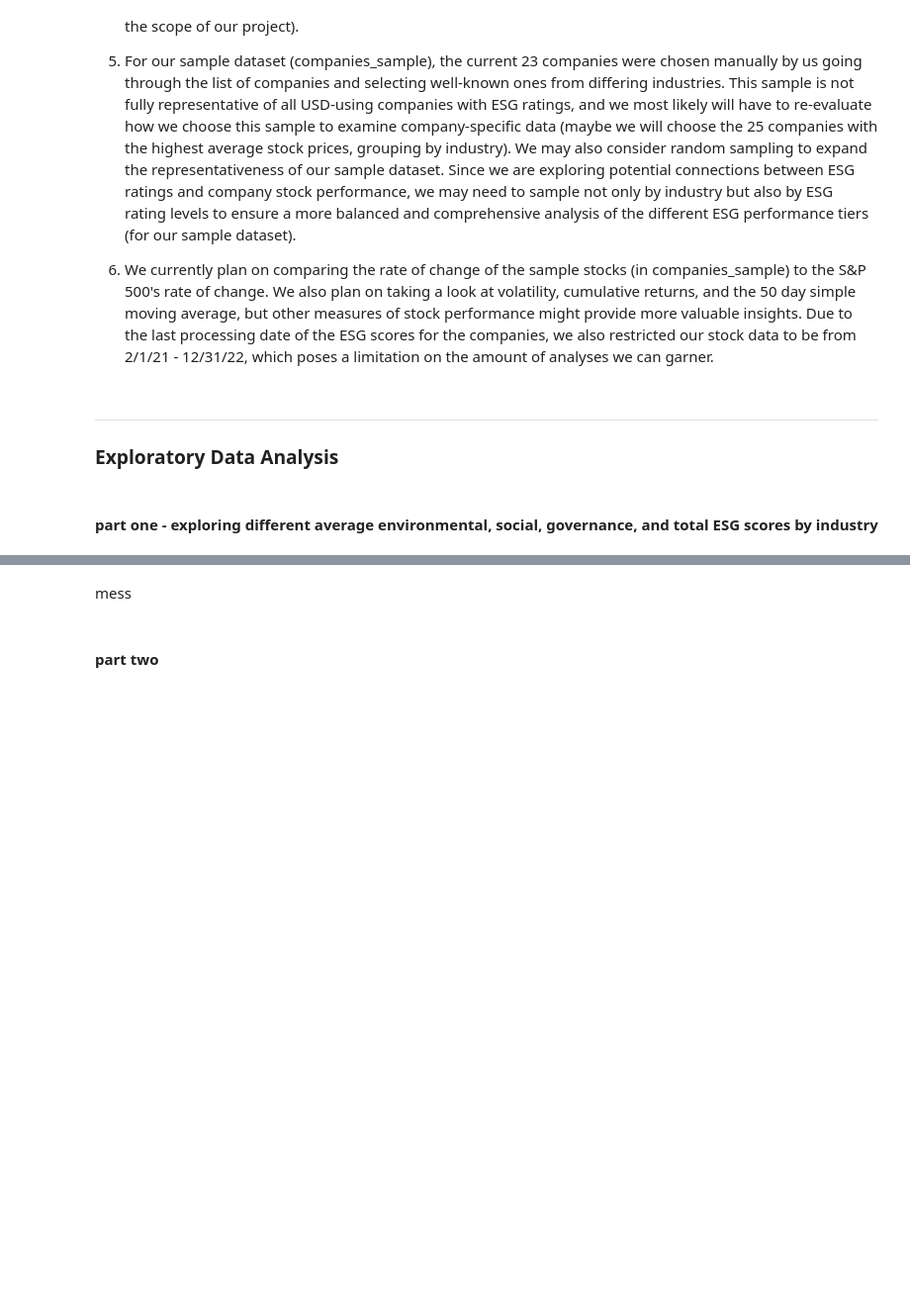
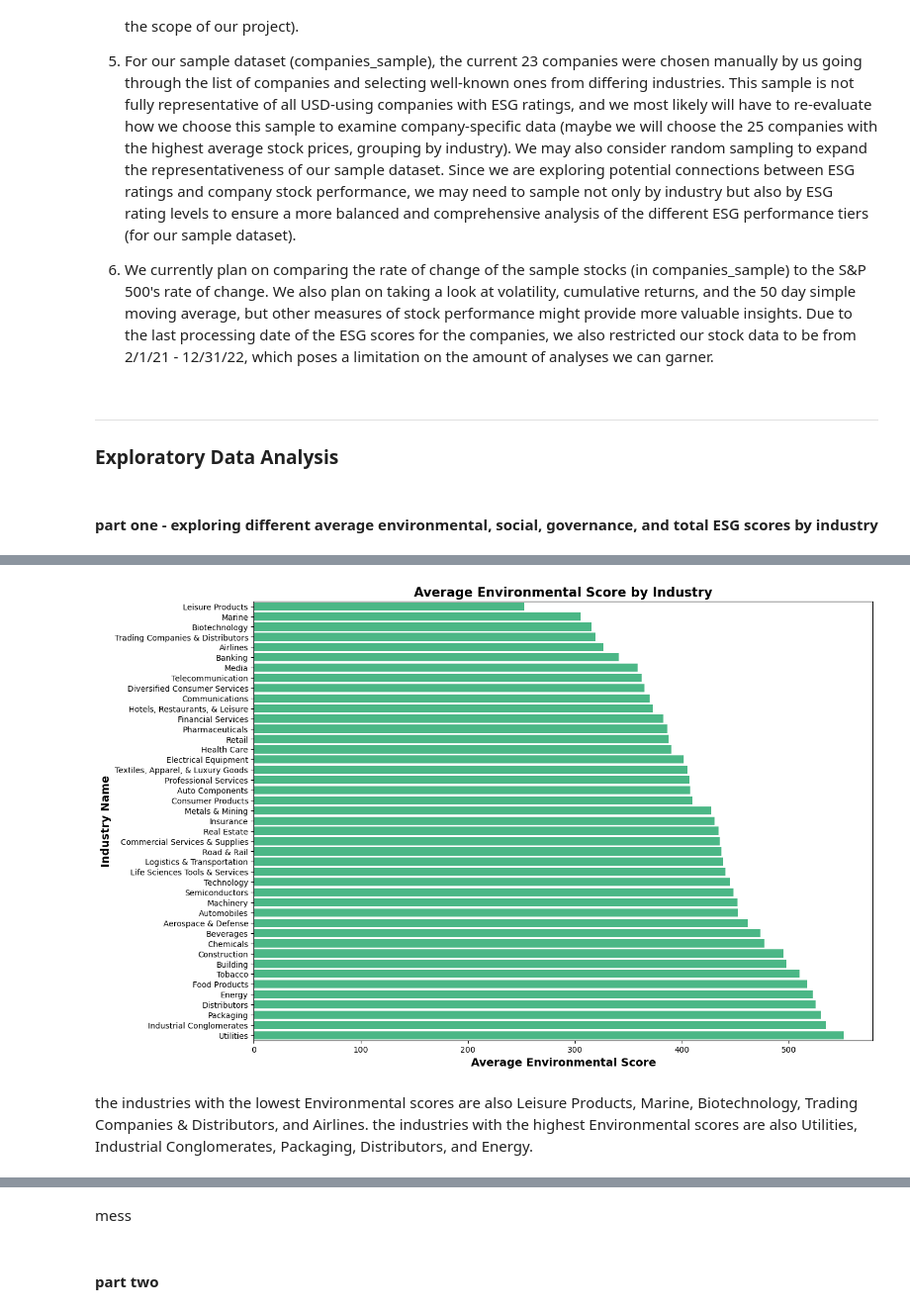
Before and after one commit to anushabishayee/info2950_finalproject, a Jupyter notebook: Phase2..ipynb, the cells around one changed output, grey strips where cells are left out. Shown at 99% size. Drawn from its saved outputs; the diff is of its cells as text; code cells hidden in the pictures; blank space fills up the shorter version.

```diff
--- a/Phase2..ipynb
+++ b/Phase2..ipynb
@@ -62,0 +65,16 @@ Name: last_processing_date, dtype: object
+# %%
+esg['industry'] = esg['industry'].replace('Energy ', 'Energy')
+esg['industry'] = esg['industry'].replace('Hotels, Restaurants & Leisure', 'Hotels, Restaurants, & Leisure')
+esg['industry'] = esg['industry'].replace('Hotels Restaurants and Leisure', 'Hotels, Restaurants, & Leisure')
+esg['industry'] = esg['industry'].replace('Consumer products', 'Consumer Products')
+esg['industry'] = esg['industry'].replace('Logistics and Transportation', 'Logistics & Transportation')
+esg['industry'] = esg['industry'].replace('Life Sciences Tools and Services', 'Life Sciences Tools & Services')
+esg['industry'] = esg['industry'].replace('Commercial Services and Supplies', 'Commercial Services & Supplies')
+esg['industry'] = esg['industry'].replace('Road and Rail', 'Road & Rail')
+esg['industry'] = esg['industry'].replace('Metals and Mining', 'Metals & Mining')
+esg['industry'] = esg['industry'].replace('Aerospace and Defense', 'Aerospace & Defense')
+esg['industry'] = esg['industry'].replace('Textiles Apparel and Luxury Goods', 'Textiles, Apparel, & Luxury Goods')
+esg['industry'] = esg['industry'].replace('Trading Companies and Distributors', 'Trading Companies & Distributors')
+
+
+print(esg['industry'].unique())
@@ -363,2 +397,13 @@ interestingly (and somewhat predictably) - the industries with the lowest ESG sc
 
 future steps: sort different industries by just Environmental score, just Social score, and just Governance score to see if these differ significantly.
+# %%
+avg_enviro_by_industry = merged_df.groupby('industry')['environment_score'].mean().reset_index()
+avg_enviro_by_industry.columns = ['Industry', 'Average Environmental Score']
+
+avg_enviro_by_industry = avg_enviro_by_industry.sort_values(by = 'Average Environmental Score', ascending = False)
+print("best average Environment scores")
+print(avg_enviro_by_industry.head(6))
+
+avg_enviro_by_industry = avg_enviro_by_industry.sort_values(by = 'Average Environmental Score', ascending = True)
+print("\nworst average Environment scores")
+print(avg_enviro_by_industry.head(6))
@@ -364,0 +428,11 @@ future steps: sort different industries by just Environmental score, just Social
+# %%
+plt.figure(figsize = (14, 10))
+sns.barplot(x = 'Average Environmental Score', y = 'Industry', data = avg_enviro_by_industry, color = "#39c988")
+plt.title('Average Environmental Score by Industry', horizontalalignment = 'center', fontsize = 16, fontweight = 'bold', )
+plt.xlabel('Average Environmental Score', fontsize = 14, fontweight = 'bold')
+plt.ylabel('Industry Name', fontsize = 14, fontweight = 'bold')
+plt.show()
+# %% [output]
+[figure, added]
+# %% [markdown]
+the industries with the lowest Environmental scores are also Leisure Products, Marine, Biotechnology, Trading Companies & Distributors, and Airlines. the industries with the highest Environmental scores are also Utilities, Industrial Conglomerates, Packaging, Distributors, and Energy.
```
Also changed, not shown: parts of 13 cells of this notebook.
